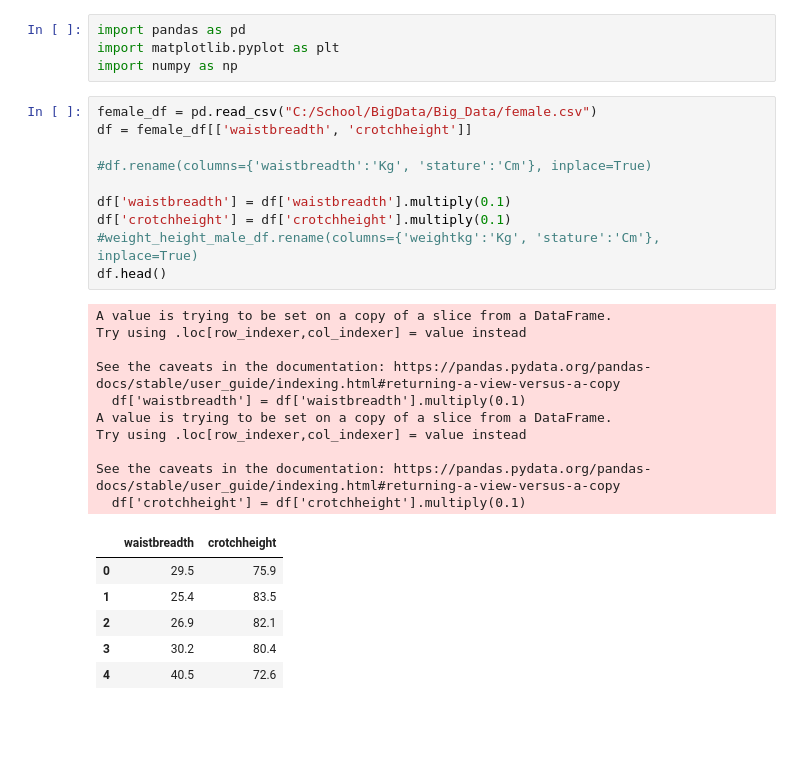
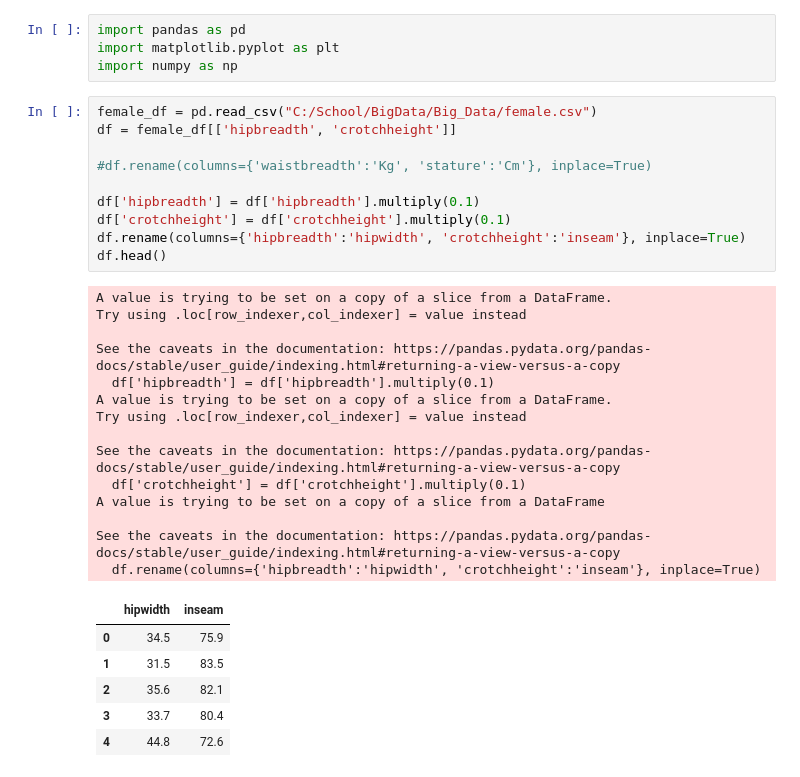
Before and after one commit to ViceSyndicate/Big_data, a Jupyter notebook: test_plots/female_jeans.ipynb, the cells around one changed output. Cells and saved outputs as stored; diff of their text form; blank space fills up the shorter version.

```diff
--- a/test_plots/female_jeans.ipynb
+++ b/test_plots/female_jeans.ipynb
@@ -4,28 +4,32 @@ import matplotlib.pyplot as plt
 import numpy as np
 # %%
 female_df = pd.read_csv("C:/School/BigData/Big_Data/female.csv")
-df = female_df[['waistbreadth', 'crotchheight']]
+df = female_df[['hipbreadth', 'crotchheight']]
 
 #df.rename(columns={'waistbreadth':'Kg', 'stature':'Cm'}, inplace=True)
 
-df['waistbreadth'] = df['waistbreadth'].multiply(0.1)
+df['hipbreadth'] = df['hipbreadth'].multiply(0.1)
 df['crotchheight'] = df['crotchheight'].multiply(0.1)
-#weight_height_male_df.rename(columns={'weightkg':'Kg', 'stature':'Cm'}, inplace=True)
+df.rename(columns={'hipbreadth':'hipwidth', 'crotchheight':'inseam'}, inplace=True)
 df.head()
 # %% [output]
 A value is trying to be set on a copy of a slice from a DataFrame.
 Try using .loc[row_indexer,col_indexer] = value instead
 
 See the caveats in the documentation: https://pandas.pydata.org/pandas-docs/stable/user_guide/indexing.html#returning-a-view-versus-a-copy
-  df['waistbreadth'] = df['waistbreadth'].multiply(0.1)
+  df['hipbreadth'] = df['hipbreadth'].multiply(0.1)
 A value is trying to be set on a copy of a slice from a DataFrame.
 Try using .loc[row_indexer,col_indexer] = value instead
 
 See the caveats in the documentation: https://pandas.pydata.org/pandas-docs/stable/user_guide/indexing.html#returning-a-view-versus-a-copy
   df['crotchheight'] = df['crotchheight'].multiply(0.1)
+A value is trying to be set on a copy of a slice from a DataFrame
+
+See the caveats in the documentation: https://pandas.pydata.org/pandas-docs/stable/user_guide/indexing.html#returning-a-view-versus-a-copy
+  df.rename(columns={'hipbreadth':'hipwidth', 'crotchheight':'inseam'}, inplace=True)
-|  | waistbreadth | crotchheight |
-| 0 | 29.5 | 75.9 |
-| 1 | 25.4 | 83.5 |
-| 2 | 26.9 | 82.1 |
-| 3 | 30.2 | 80.4 |
-| 4 | 40.5 | 72.6 |
+|  | hipwidth | inseam |
+| 0 | 34.5 | 75.9 |
+| 1 | 31.5 | 83.5 |
+| 2 | 35.6 | 82.1 |
+| 3 | 33.7 | 80.4 |
+| 4 | 44.8 | 72.6 |
```
Also changed, not shown: 3 other files.
